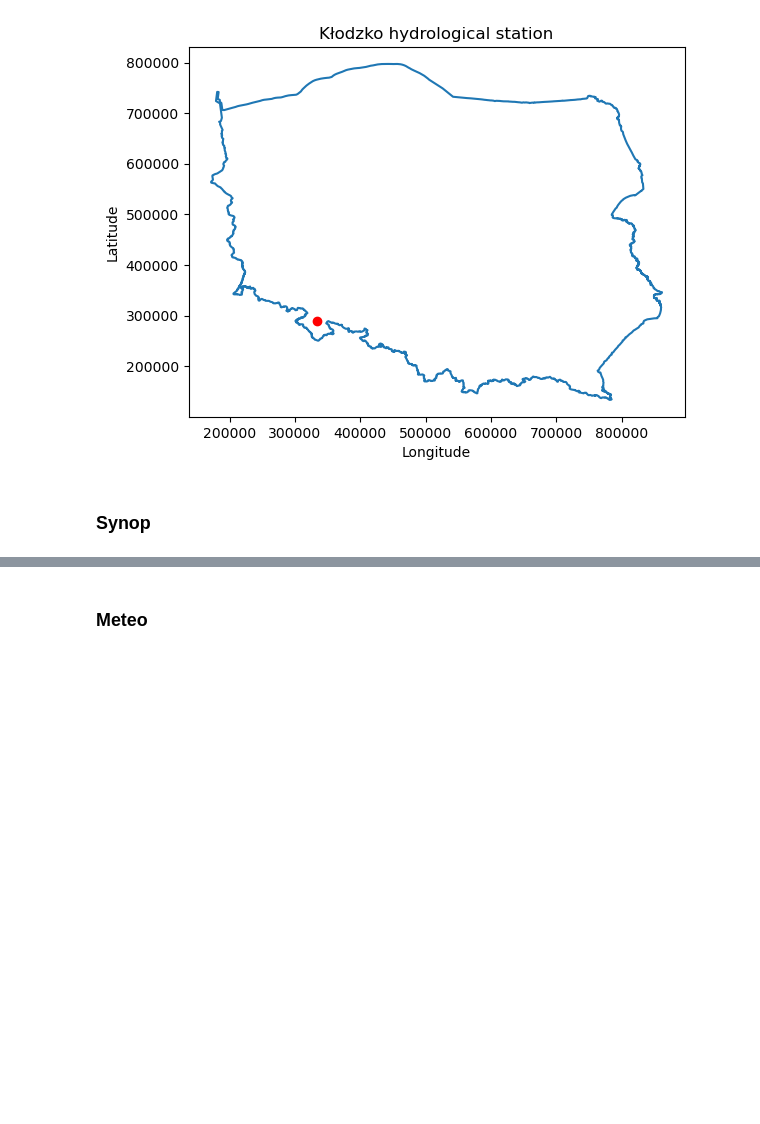
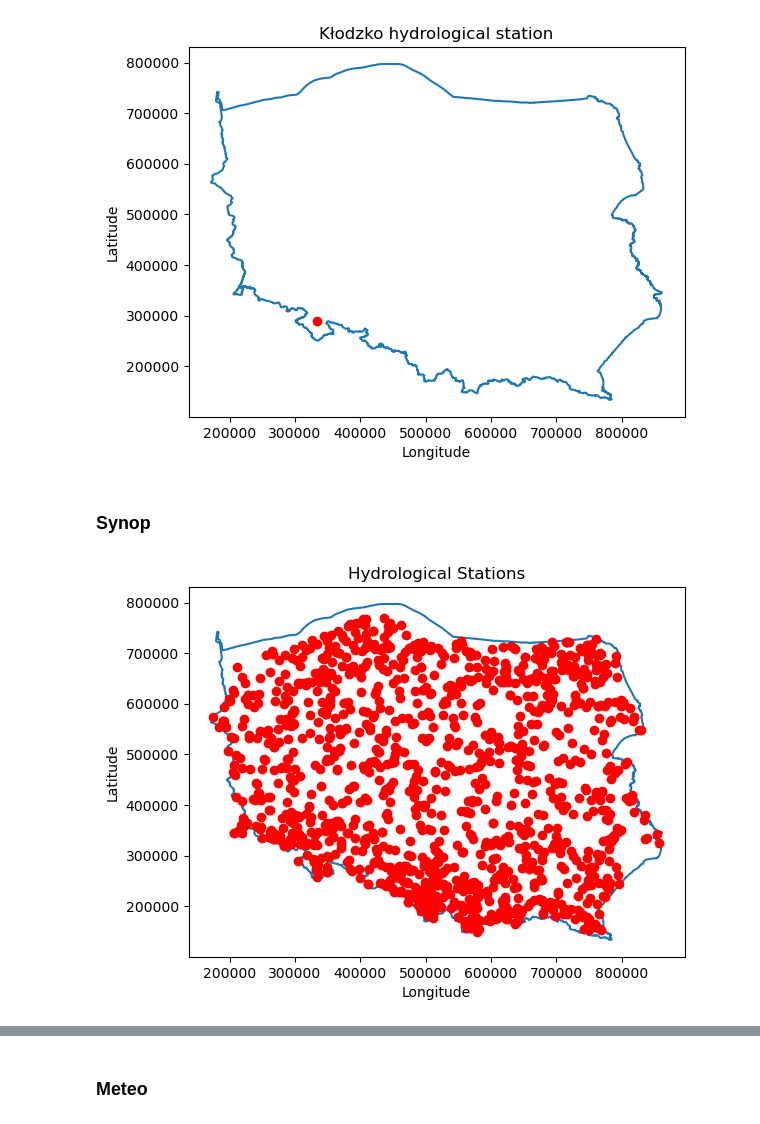
Before and after one commit to Daldek/IMGWTools, a Jupyter notebook: Notebooks/Spatial.ipynb, the cells around one changed output, grey strips where cells are left out. Drawn from its saved outputs; the diff is of its cells as text; code cells hidden in the pictures; blank space fills up the shorter version.

Commit message:
Plot all hydro stations

```diff
--- a/Notebooks/Spatial.ipynb
+++ b/Notebooks/Spatial.ipynb
@@ -18,6 +18,10 @@ Status code: 200
 [figure]
 # %% [markdown]
 <h3>Synop</h3>
+# %%
+hydro_station_map.plot_stations_from_csv(r"../data/hydro_stations_locations.csv")
+# %% [output]
+[figure, added]
 # %%
 synop_station_map = StationMap(station_id=12500, data_type='synop', shapefile_path=r"../data/shp/polska.shp")
 print(synop_station_map.measurement_data)
```
Also changed, not shown: parts of 3 cells of this notebook.
